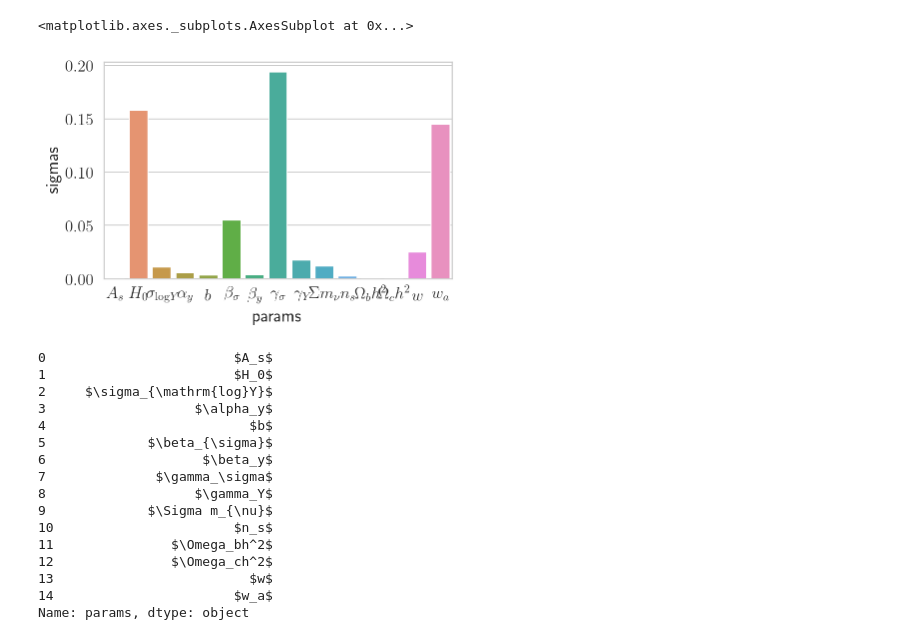
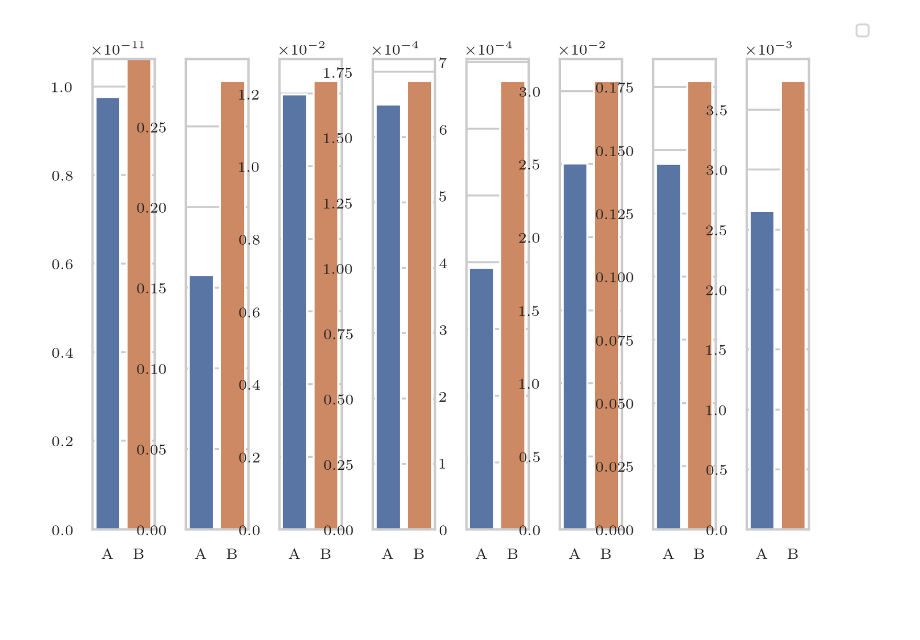
Before and after one commit to nbatta/szar, a Jupyter notebook: ipynbs/clustering_plots.ipynb, the cells around one changed output. Cells and saved outputs as stored; diff of their text form; code cells hidden in the pictures; blank space fills up the shorter version.

Commit message:
Some random updates to barplots

```diff
--- a/ipynbs/clustering_plots.ipynb
+++ b/ipynbs/clustering_plots.ipynb
@@ -31,7 +37,10 @@ with open(fisherfile, 'rb') as pickle_file:
 # %%
 fisher = FisherMatrix(fisher.values, fisher.columns.values)
+# %%
+oldfisher = FisherMatrix(oldfisher[1], oldfisher[0])
 # %%
 constraints = fisher.sigmas()
+oldconstraints = oldfisher.sigmas()
 # %%
 def _get_latex_params(inifile):
     config = ConfigParser()
@@ -48,34 +57,26 @@ latex_paramdict = {}
 for index,key in enumerate(params):
     latex_paramdict[key] = latex_params[index]
 # %%
-params_to_plot = list(constraints.keys())
-params_to_plot.remove('tau')
+params_to_plot = ['As', 'H0', 'mnu', 'ombh2', 'omch2', 'w0', 'wa', 'ns']
 constraints_to_plot = [constraints[par] for par in params_to_plot]
 latex_to_plot = ['$' + latex_paramdict[key] + '$' for key in params_to_plot]
 # %%
 import pandas as pd
-df = pd.DataFrame({"params":latex_to_plot, "sigmas":constraints_to_plot})
-# %%
-sns.barplot(x="params", y="sigmas", data=df)
-# %% [output]
-<matplotlib.axes._subplots.AxesSubplot at 0x...>
-[figure, removed]
-# %%
-df['params']
-# %% [output]
-0                        $A_s$
-1                        $H_0$
-2     $\sigma_{\mathrm{log}Y}$
-3                   $\alpha_y$
-4                          $b$
-5             $\beta_{\sigma}$
-6                    $\beta_y$
-7              $\gamma_\sigma$
-8                   $\gamma_Y$
-9             $\Sigma m_{\nu}$
-10                       $n_s$
-11               $\Omega_bh^2$
-12               $\Omega_ch^2$
-13                         $w$
-14                       $w_a$
-Name: params, dtype: object
+# %%
+fig,axes = plt.subplots(1,len(params_to_plot))
+
+for index,param in enumerate(params_to_plot):
+    latex = '$' + latex_paramdict[param] + '$'
+    names = ['A', 'B']
+    sigmas = np.array([constraints[param], oldconstraints[param]])
+    df = pd.DataFrame({'names':names, 'sigmas':sigmas})
+    sns.barplot(x="names", y="sigmas", data=df, ax=axes[index])
+    axes[index].set_xlabel('')
+    axes[index].set_ylabel('')
+
+fig = plt.gcf()
+handles, labels = axes[-1].get_legend_handles_labels()
+fig.legend(handles, labels, loc='best')
+fig.tight_layout()
+# %% [output]
+[figure, added]
```
Also changed, not shown: parts of 3 cells of this notebook.
